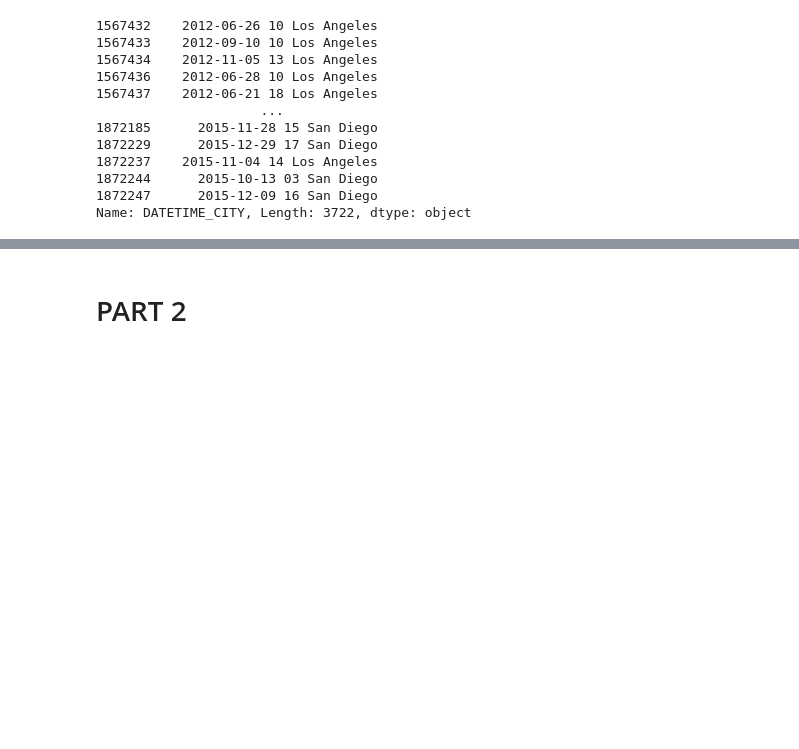
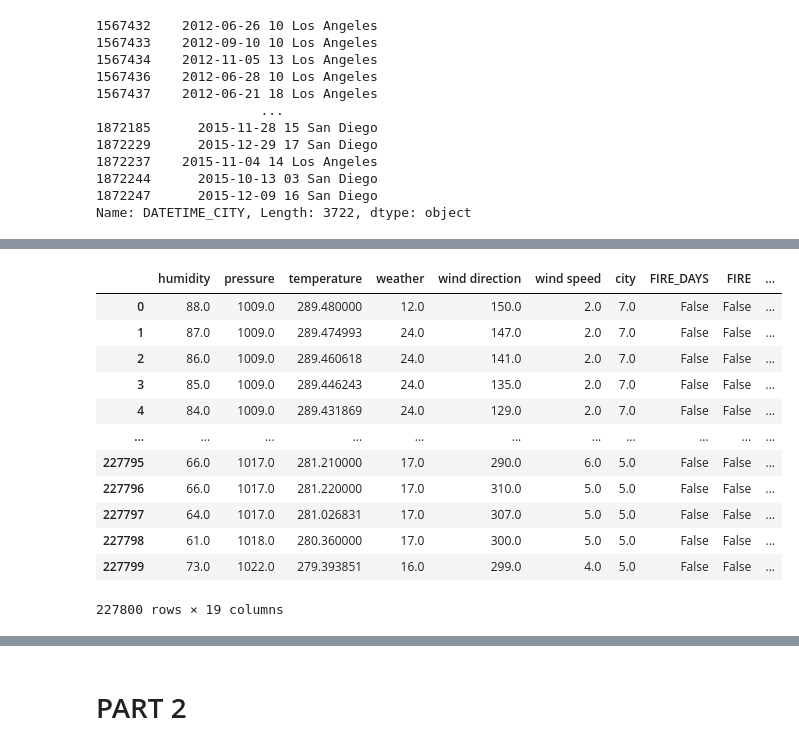
Before and after one commit to Cakhavan/FireWeatherKaggleAnalysis, a Jupyter notebook: final.ipynb, the cells around one changed output, grey strips where cells are left out. Cells and saved outputs as stored; diff of their text form; code cells hidden in the pictures; blank space fills up the shorter version.

Commit message:
feature analysis, resampling methods, code refactoring

```diff
--- a/final.ipynb
+++ b/final.ipynb
@@ -270,0 +286,25 @@ humidity  pressure  temperature               weather  wind direction  \
+# %%
+# Function to assist with Imputing
+from sklearn.experimental import enable_iterative_imputer # required to use IterativeImputer
+from sklearn.impute import IterativeImputer # filling nan
+
+# function that will fill in the NaN values using MICE imputation method
+def mvImp(df_incomplete):
+    # fill the na values with 9999
+    df_incomplete = df_incomplete.fillna(9999)
+    # create an object of type IterativeImputer from the sklearn class
+    imputer = IterativeImputer(missing_values = 9999, max_iter=30, random_state=0,
+                 add_indicator=False, estimator=None,
+                 imputation_order='ascending', initial_strategy='mean',
+                 max_value=None, min_value=None,
+                 n_nearest_features=None,
+                 tol=0.001, verbose=0)
+    # fit the object on our incomplete data
+    imputer.fit(df_incomplete)
+    # transform the data and store into a new variable
+    imputedData = imputer.transform(df_incomplete)
+
+    return imputedData
+# %%
+# Impute NaN values in df_weatherdata
+df_weatherdata = mvImp(df_weatherdata)
@@ -275,0 +325,16 @@ df_weatherdata['YEAR'] = df_weatherdata['DATETIME'].str[0:4]
+# %%
+df_weatherdata
+# %% [output]
+|  | humidity | pressure | temperature | weather | wind direction | wind speed | city | FIRE_DAYS | FIRE | ... |
+| 0 | 88.0 | 1009.0 | 289.480000 | 12.0 | 150.0 | 2.0 | 7.0 | False | False | ... |
+| 1 | 87.0 | 1009.0 | 289.474993 | 24.0 | 147.0 | 2.0 | 7.0 | False | False | ... |
+| 2 | 86.0 | 1009.0 | 289.460618 | 24.0 | 141.0 | 2.0 | 7.0 | False | False | ... |
+| 3 | 85.0 | 1009.0 | 289.446243 | 24.0 | 135.0 | 2.0 | 7.0 | False | False | ... |
+| 4 | 84.0 | 1009.0 | 289.431869 | 24.0 | 129.0 | 2.0 | 7.0 | False | False | ... |
+| ... | ... | ... | ... | ... | ... | ... | ... | ... | ... | ... |
+| 227795 | 66.0 | 1017.0 | 281.210000 | 17.0 | 290.0 | 6.0 | 5.0 | False | False | ... |
+| 227796 | 66.0 | 1017.0 | 281.220000 | 17.0 | 310.0 | 5.0 | 5.0 | False | False | ... |
+| 227797 | 64.0 | 1017.0 | 281.026831 | 17.0 | 307.0 | 5.0 | 5.0 | False | False | ... |
+| 227798 | 61.0 | 1018.0 | 280.360000 | 17.0 | 300.0 | 5.0 | 5.0 | False | False | ... |
+| 227799 | 73.0 | 1022.0 | 279.393851 | 16.0 | 299.0 | 4.0 | 5.0 | False | False | ... |
+227800 rows × 19 columns
```
Also changed, not shown: parts of 48 cells of this notebook.
